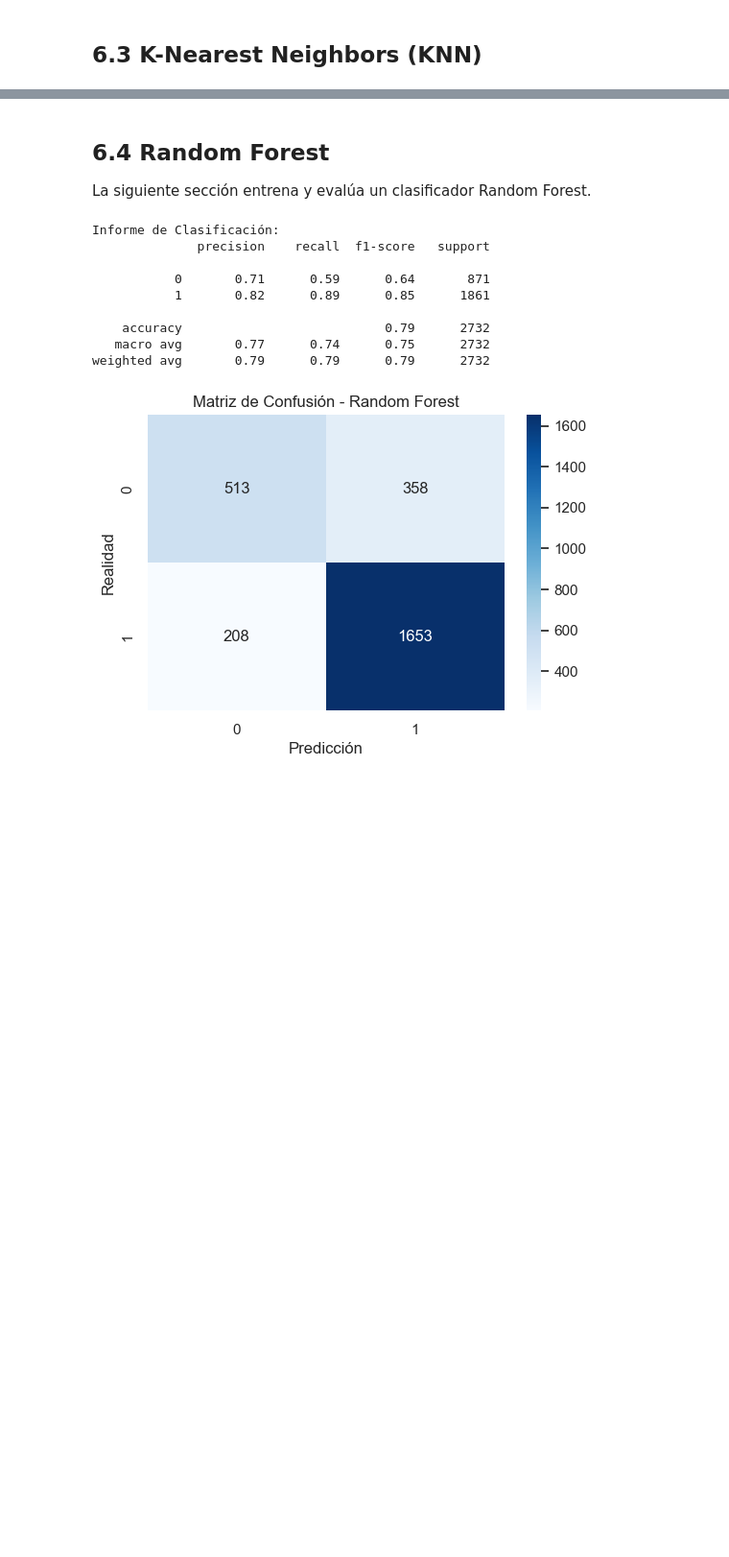
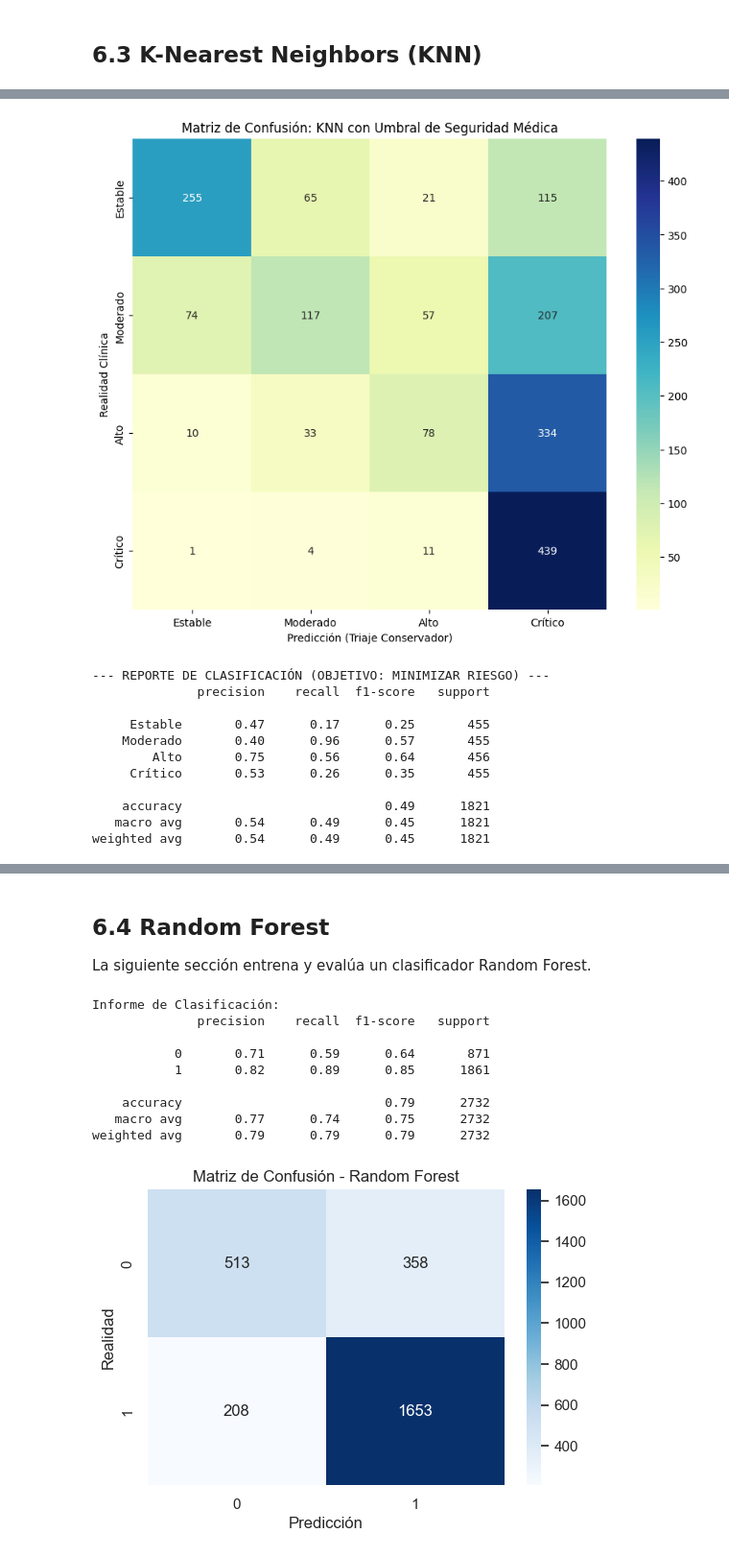
Before and after one commit to nrapun/proyecto_AA, a Jupyter notebook: notebook_proyectoAA.ipynb, the cells around one changed output, grey strips where cells are left out. Shown at 96% size. Cells and saved outputs as stored; diff of their text form; code cells hidden in the pictures; blank space fills up the shorter version.

```diff
--- a/notebook_proyectoAA.ipynb
+++ b/notebook_proyectoAA.ipynb
@@ -971,0 +1119,9 @@ plt.show()
+# %%
+# 5. ENTRENAMIENTO DEL MODELO BASE
+# Usamos weights='distance' para que los vecinos más parecidos influyan más
+knn_engine = ImbPipeline(steps=[
+    ('preprocessor', preprocessor),
+    ('smote', SMOTE(random_state=42, k_neighbors=1)),
+    ('classifier', KNeighborsClassifier(n_neighbors=9, weights='distance'))
+])
+knn_engine.fit(X_train, y_train)
@@ -971,0 +1146,46 @@ plt.show()
+# %%
+# 6. PREDICCIÓN POR UMBRALES (CUSTOM PREDICT) ---
+# Obtenemos las probabilidades de cada clase en lugar de la etiqueta directa
+probs = knn_engine.predict_proba(X_test)
+# Orden de clases en probs: [0:Alto, 1:Crítico, 2:Estable, 3:Moderado] (según orden alfabético de sklearn)
+# Vamos a mapear para estar seguros
+class_idx = {cls: i for i, cls in enumerate(knn_engine.classes_)}
+
+def triaje_seguro(p):
+    # Lógica de seguridad médica:
+    # 1. Si hay más de un 15% de probabilidad de ser CRÍTICO, márcalo como CRÍTICO.
+    if p[class_idx['Crítico']] >= 0.10: return 'Crítico'
+    # 2. Si no, si la suma de ALTO y CRÍTICO es mayor al 30%, márcalo como ALTO.
+    if (p[class_idx['Alto']] + p[class_idx['Crítico']]) >= 0.30: return 'Alto'
+    # 3. Si no, si es moderado...
+    if p[class_idx['Moderado']] >= 0.40: return 'Moderado'
+    return 'Estable'
+
+# Aplicamos nuestra lógica de triaje a las probabilidades
+y_pred_seguro = [triaje_seguro(p) for p in probs]
+# %%
+# 7. VISUALIZACIÓN
+plt.figure(figsize=(10, 8))
+labels = ['Estable', 'Moderado', 'Alto', 'Crítico']
+cm = confusion_matrix(y_test, y_pred_seguro, labels=labels)
+sns.heatmap(cm, annot=True, fmt='d', cmap='YlGnBu', xticklabels=labels, yticklabels=labels)
+plt.title('Matriz de Confusión: KNN con Umbral de Seguridad Médica')
+plt.xlabel('Predicción (Triaje Conservador)')
+plt.ylabel('Realidad Clínica')
+plt.show()
+
+print("\n--- REPORTE DE CLASIFICACIÓN (OBJETIVO: MINIMIZAR RIESGO) ---")
+print(classification_report(y_test, y_pred_seguro, target_names=labels))
+# %% [output]
+[figure, added]
+--- REPORTE DE CLASIFICACIÓN (OBJETIVO: MINIMIZAR RIESGO) ---
+              precision    recall  f1-score   support
+
+     Estable       0.47      0.17      0.25       455
+    Moderado       0.40      0.96      0.57       455
+        Alto       0.75      0.56      0.64       456
+     Crítico       0.53      0.26      0.35       455
+
+    accuracy                           0.49      1821
+   macro avg       0.54      0.49      0.45      1821
+weighted avg       0.54      0.49      0.45      1821
```
Also changed, not shown: parts of 17 cells of this notebook.
